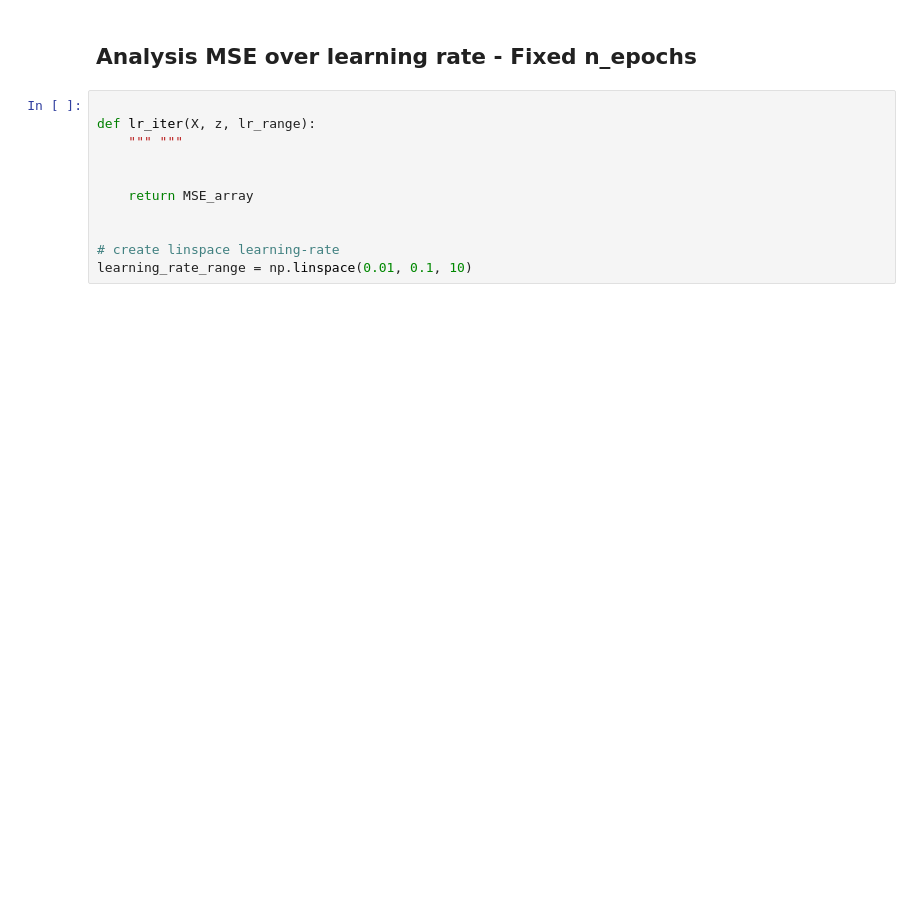
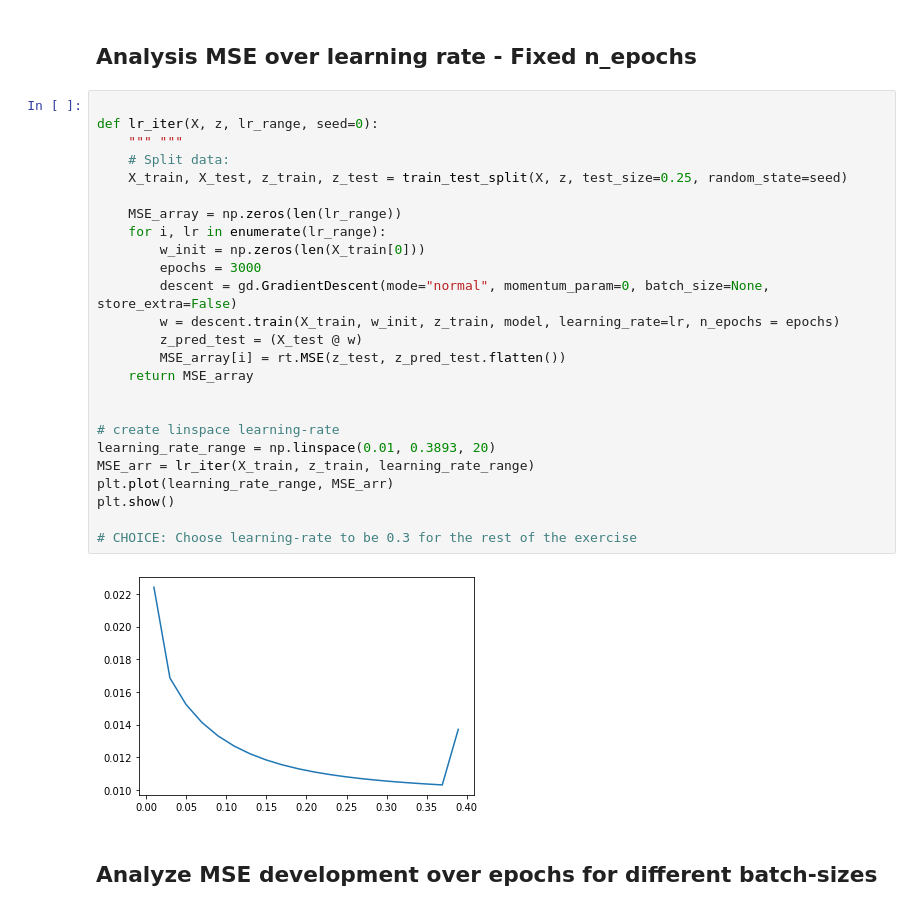
Before and after one commit to carlfre/FYS-STK3155-project-2, a Jupyter notebook: notebooks/gradient_descent_analysis.ipynb, the cells around one changed output. Saved outputs shown, nothing was run; the diff lists cells and outputs as text; blank space fills up the shorter version.

```diff
--- a/notebooks/gradient_descent_analysis.ipynb
+++ b/notebooks/gradient_descent_analysis.ipynb
@@ -102,13 +78,31 @@ plt.show()
 # %% [markdown]
 ## Analysis MSE over learning rate - Fixed n_epochs
-# %%
-
-def lr_iter(X, z, lr_range):
-    """ """
-
-
-    return MSE_array
-
-
-# create linspace learning-rate
-learning_rate_range = np.linspace(0.01, 0.1, 10)
+# %%
+
+def lr_iter(X, z, lr_range, seed=0):
+    """ """
+    # Split data:
+    X_train, X_test, z_train, z_test = train_test_split(X, z, test_size=0.25, random_state=seed)
+
+    MSE_array = np.zeros(len(lr_range))
+    for i, lr in enumerate(lr_range):
+        w_init = np.zeros(len(X_train[0]))
+        epochs = 3000
+        descent = gd.GradientDescent(mode="normal", momentum_param=0, batch_size=None, store_extra=False)
+        w = descent.train(X_train, w_init, z_train, model, learning_rate=lr, n_epochs = epochs)
+        z_pred_test = (X_test @ w)
+        MSE_array[i] = rt.MSE(z_test, z_pred_test.flatten())
+    return MSE_array
+
+
+# create linspace learning-rate
+learning_rate_range = np.linspace(0.01, 0.3893, 20)
+MSE_arr = lr_iter(X_train, z_train, learning_rate_range)
+plt.plot(learning_rate_range, MSE_arr)
+plt.show()
+
+# CHOICE: Choose learning-rate to be 0.3 for the rest of the exercise
+# %% [output]
+[figure, added]
+# %% [markdown]
+## Analyze MSE development over epochs for different batch-sizes
```
Also changed, not shown: parts of 10 cells of this notebook, 1 other file.
